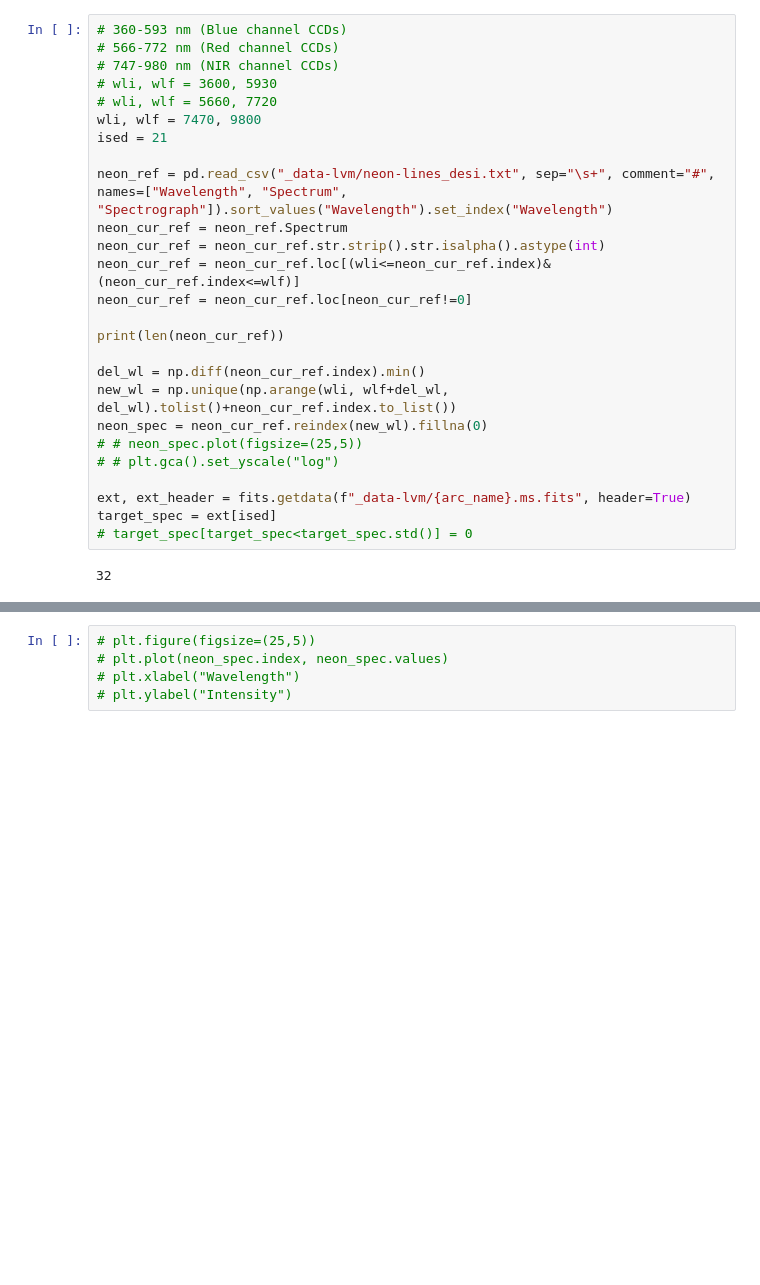
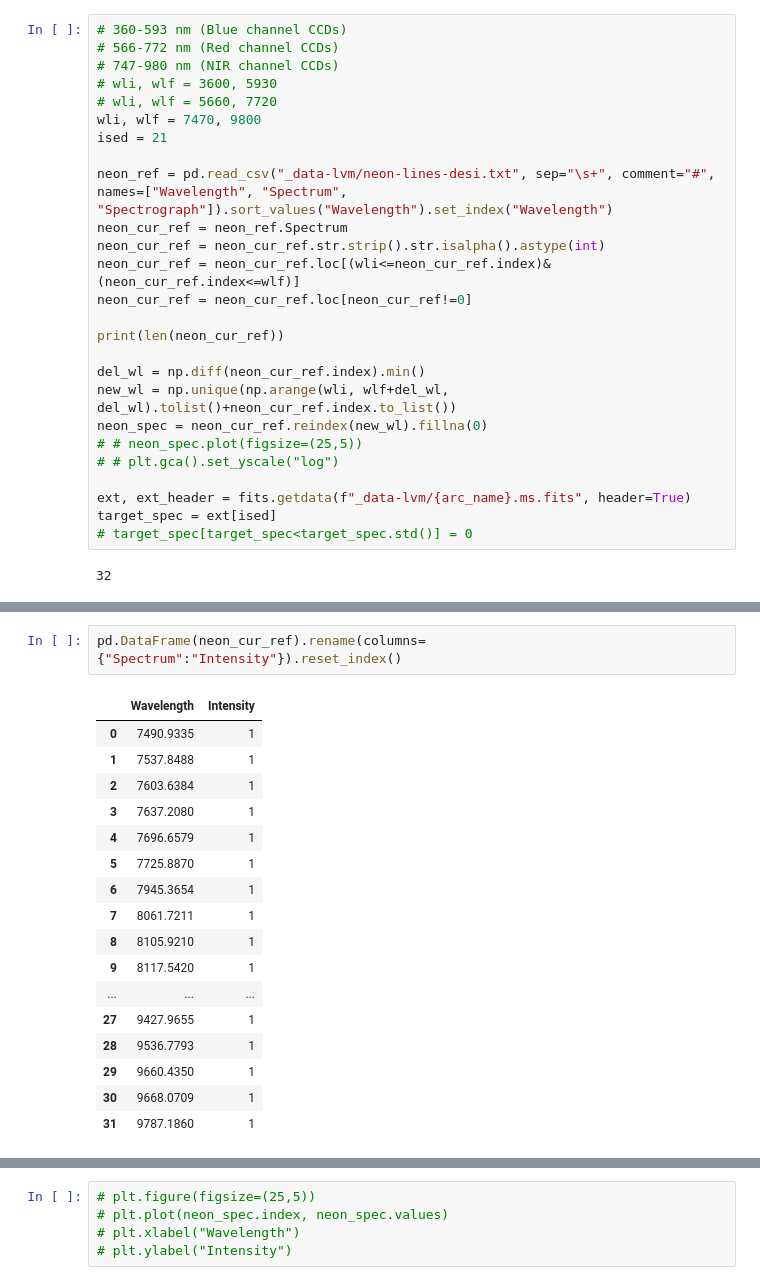
Before and after one commit to sdss/lvmdrp, a Jupyter notebook: docs/nb/lab-lamps.ipynb, the cells around one changed output, grey strips where cells are left out. Drawn from its saved outputs; the diff is of its cells as text; blank space fills up the shorter version.

```diff
--- a/docs/nb/lab-lamps.ipynb
+++ b/docs/nb/lab-lamps.ipynb
@@ -336,7 +336,7 @@ CompletedProcess(args=['ds9', '_data-lvm/sdR-s-z1-00001563.ms.fits'], returncode
 wli, wlf = 7470, 9800
 ised = 21
 
-neon_ref = pd.read_csv("_data-lvm/neon-lines_desi.txt", sep="\s+", comment="#", names=["Wavelength", "Spectrum", "Spectrograph"]).sort_values("Wavelength").set_index("Wavelength")
+neon_ref = pd.read_csv("_data-lvm/neon-lines-desi.txt", sep="\s+", comment="#", names=["Wavelength", "Spectrum", "Spectrograph"]).sort_values("Wavelength").set_index("Wavelength")
 neon_cur_ref = neon_ref.Spectrum
 neon_cur_ref = neon_cur_ref.str.strip().str.isalpha().astype(int)
 neon_cur_ref = neon_cur_ref.loc[(wli<=neon_cur_ref.index)&(neon_cur_ref.index<=wlf)]
@@ -377,0 +375,20 @@ neon_cur_ref.reset_index()
+# %%
+pd.DataFrame(neon_cur_ref).rename(columns={"Spectrum":"Intensity"}).reset_index()
+# %% [output]
+|  | Wavelength | Intensity |
+| 0 | 7490.9335 | 1 |
+| 1 | 7537.8488 | 1 |
+| 2 | 7603.6384 | 1 |
+| 3 | 7637.2080 | 1 |
+| 4 | 7696.6579 | 1 |
+| 5 | 7725.8870 | 1 |
+| 6 | 7945.3654 | 1 |
+| 7 | 8061.7211 | 1 |
+| 8 | 8105.9210 | 1 |
+| 9 | 8117.5420 | 1 |
+| ... | ... | ... |
+| 27 | 9427.9655 | 1 |
+| 28 | 9536.7793 | 1 |
+| 29 | 9660.4350 | 1 |
+| 30 | 9668.0709 | 1 |
+| 31 | 9787.1860 | 1 |
```
Also changed, not shown: parts of 5 cells of this notebook.
